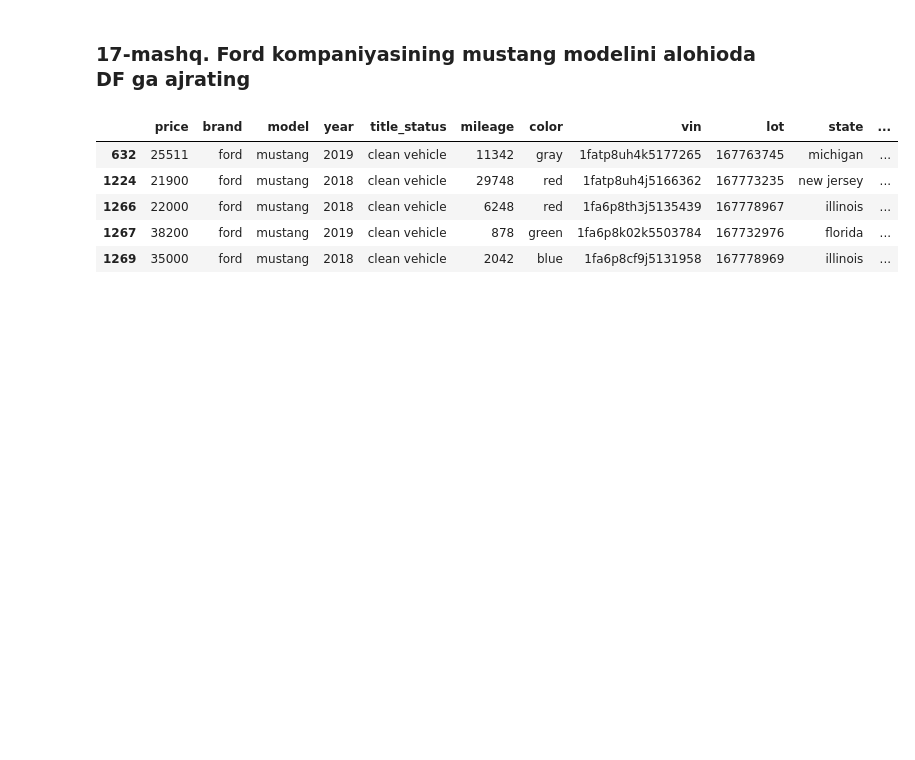
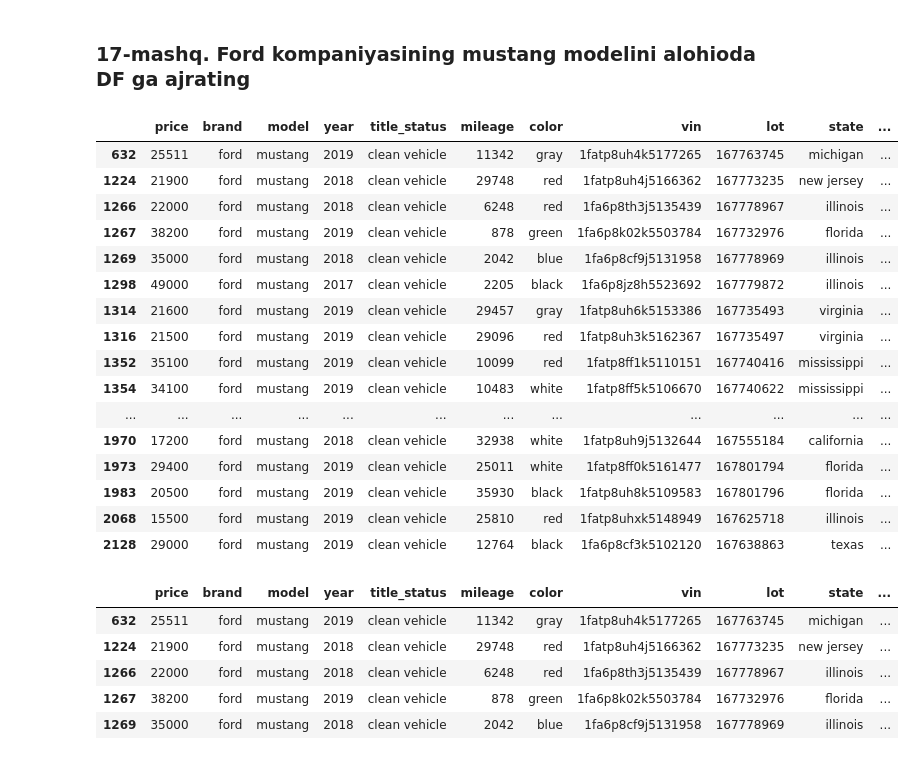
Before and after one commit to IlyasNasirov/notebook, a Jupyter notebook: DF_pandas_3_amaliyot.ipynb, the cells around one changed output. Drawn from its saved outputs; the diff is of its cells as text; code cells hidden in the pictures; blank space fills up the shorter version.

```diff
--- a/DF_pandas_3_amaliyot.ipynb
+++ b/DF_pandas_3_amaliyot.ipynb
@@ -85,3 +122,4 @@ df.sort_values(by="year")
 ### **6-mashq**. DF qatorlarini narxi bo'yicha reytinglang va konsolga narxi bo'yicha tartiblangan holatda chiqaring.
 # %%
 # Javobni shuyerga yozing
+df['rating'] = df['price'].rank()
@@ -359,6 +610,26 @@ df_ch[df_ch['model'].isin(models)]
 ### **17-mashq**. Ford kompaniyasining mustang modelini alohioda DF ga ajrating
 # %%
 # Javobni shuyerga yozing
+ford_df = df[(df['brand']=='ford') & (df['model']=='mustang')]
+ford_df
+# %% [output]
+|  | price | brand | model | year | title_status | mileage | color | vin | lot | state | ... |
+| 632 | 25511 | ford | mustang | 2019 | clean vehicle | 11342 | gray | 1fatp8uh4k5177265 | 167763745 | michigan | ... |
+| 1224 | 21900 | ford | mustang | 2018 | clean vehicle | 29748 | red | 1fatp8uh4j5166362 | 167773235 | new jersey | ... |
+| 1266 | 22000 | ford | mustang | 2018 | clean vehicle | 6248 | red | 1fa6p8th3j5135439 | 167778967 | illinois | ... |
+| 1267 | 38200 | ford | mustang | 2019 | clean vehicle | 878 | green | 1fa6p8k02k5503784 | 167732976 | florida | ... |
+| 1269 | 35000 | ford | mustang | 2018 | clean vehicle | 2042 | blue | 1fa6p8cf9j5131958 | 167778969 | illinois | ... |
+| 1298 | 49000 | ford | mustang | 2017 | clean vehicle | 2205 | black | 1fa6p8jz8h5523692 | 167779872 | illinois | ... |
+| 1314 | 21600 | ford | mustang | 2019 | clean vehicle | 29457 | gray | 1fatp8uh6k5153386 | 167735493 | virginia | ... |
+| 1316 | 21500 | ford | mustang | 2019 | clean vehicle | 29096 | red | 1fatp8uh3k5162367 | 167735497 | virginia | ... |
+| 1352 | 35100 | ford | mustang | 2019 | clean vehicle | 10099 | red | 1fatp8ff1k5110151 | 167740416 | mississippi | ... |
+| 1354 | 34100 | ford | mustang | 2019 | clean vehicle | 10483 | white | 1fatp8ff5k5106670 | 167740622 | mississippi | ... |
+| ... | ... | ... | ... | ... | ... | ... | ... | ... | ... | ... | ... |
+| 1970 | 17200 | ford | mustang | 2018 | clean vehicle | 32938 | white | 1fatp8uh9j5132644 | 167555184 | california | ... |
+| 1973 | 29400 | ford | mustang | 2019 | clean vehicle | 25011 | white | 1fatp8ff0k5161477 | 167801794 | florida | ... |
+| 1983 | 20500 | ford | mustang | 2019 | clean vehicle | 35930 | black | 1fatp8uh8k5109583 | 167801796 | florida | ... |
+| 2068 | 15500 | ford | mustang | 2019 | clean vehicle | 25810 | red | 1fatp8uhxk5148949 | 167625718 | illinois | ... |
+| 2128 | 29000 | ford | mustang | 2019 | clean vehicle | 12764 | black | 1fa6p8cf3k5102120 | 167638863 | texas | ... |
 # %%
 #@title **To'g'ri javob**
 df_mustang = df[(df['brand']=='ford') & (df['model']=='mustang')]
```
Also changed, not shown: parts of 26 cells of this notebook.
